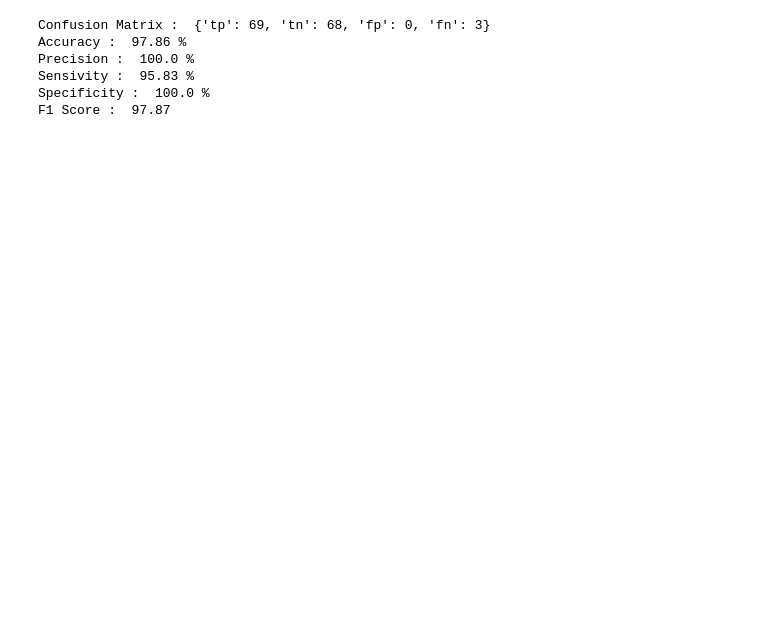
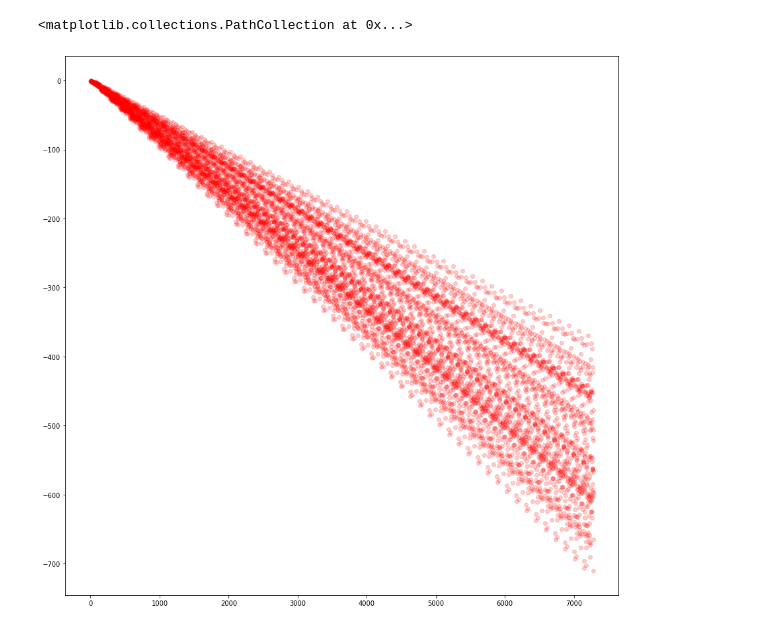
Before and after one commit to Ashirbad-Sarangi/logistic_regression, a Jupyter notebook: codes/logistic_regression.ipynb, the cells around one changed output. Cells and saved outputs as stored; diff of their text form; code cells hidden in the pictures; blank space fills up the shorter version.

Commit message:
Attempt to solve ambiguties in Cost function

```diff
--- a/codes/logistic_regression.ipynb
+++ b/codes/logistic_regression.ipynb
@@ -11,7 +11,8 @@ os.chdir('../dependencies/')
 from logistic_regression import logistic_regression
 # %%
 def loss(f_x,y):
-    return -((y*log(abs(f_x))) + ((1-y)*log(abs(1-f_x))))
+    if y == 1 : return y*log(abs(f_x))
+    else : return (1-y)*log(abs(1-f_x))
 # %%
 def plot_graph(name,var):
     figure = graph.figure(figsize = (15,10))
@@ -152,6 +161,6 @@ df_validation
 # %%
-X = df_validation.iloc[:,:-1]
-Y = df_validation.iloc[:,-1]
+X = df_validation.iloc[:,:-1].reset_index(drop=True)
+Y = df_validation.iloc[:,-1].reset_index(drop=True)
 
 w_star = maths.matrix(maths.random.rand(X.shape[1])).T
 
@@ -166,6 +175,7 @@ losses = []
 cost = []
 sigmoids = []
 logits = []
+weights = []
 
 while norms[-1] > epsilon :
     w_old = w_star
@@ -173,8 +183,9 @@ while norms[-1] > epsilon :
     for i in range(len(X)):
         x = maths.matrix(X.iloc[i]).T
         y = Y.iloc[i]
+        weights.append(w_star.T @ x)
         f_x = sigmoid(x,w_star)
-        w_star = w_star + alpha * (y - f_x) * x
+        w_star = w_star - alpha * (y - f_x) * x
 
         norms.append(norm( w_star - w_old ))
         w_old = w_star
@@ -184,7 +195,7 @@ while norms[-1] > epsilon :
 
         logits.append(logit(f_x))
 
-    cost.append(sum(losses))
+    cost.append(-sum(losses))
 
 sigmoids.sort()
 
@@ -203,0 +215,10 @@ print(len(norms))
+# %%
+weights = [float(weight) for weight in weights]
+# %%
+# weights.sort()
+# plot_graph('Weights',weights)
+figure = graph.figure(figsize=(15,15))
+graph.scatter([i for i in range(len(weights))],weights,c = 'red',alpha = 0.2)
+# %% [output]
+<matplotlib.collections.PathCollection at 0x...>
+[figure, added]
@@ -211,13 +240,6 @@ for i in range(len(df_validation)):
 df_validation['y_hat'] = y_hat
 df_validation['y_hat'] = df_validation['y_hat'].apply(lambda x : 1 if x>threshold else 0)
 log_reg.create_confusion_matrix(list(df_validation['y']),list(df_validation['y_hat']))
-# %% [output]
-Confusion Matrix :  {'tp': 69, 'tn': 68, 'fp': 0, 'fn': 3}
-Accuracy :  97.86 %
-Precision :  100.0 %
-Sensivity :  95.83 %
-Specificity :  100.0 %
-F1 Score :  97.87
 # %%
 y = list(df_validation['y'])
 y_hat = list(df_validation['y_hat'])
```
Also changed, not shown: parts of 12 cells of this notebook, 1 other file.
